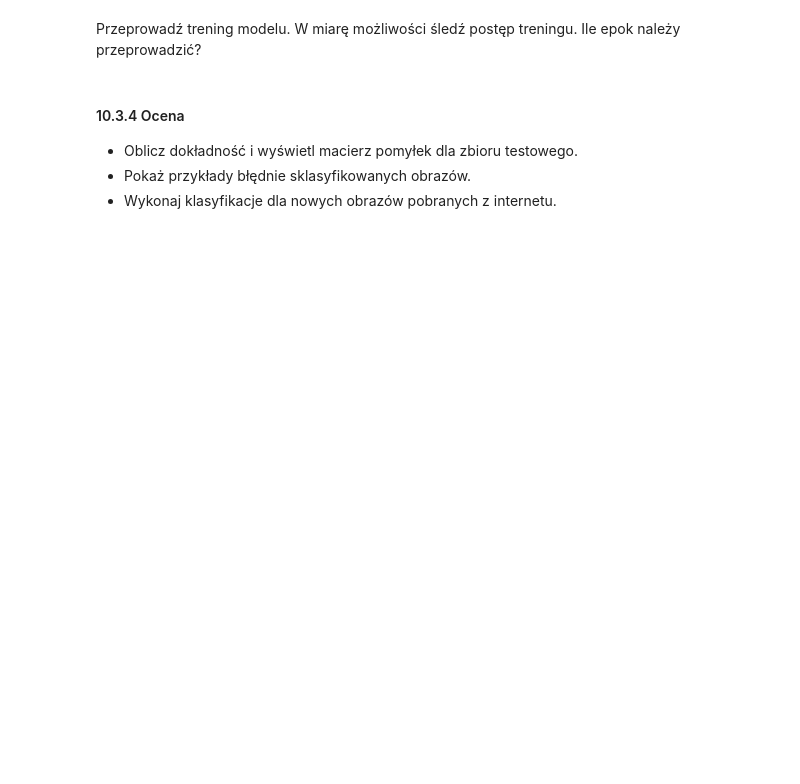
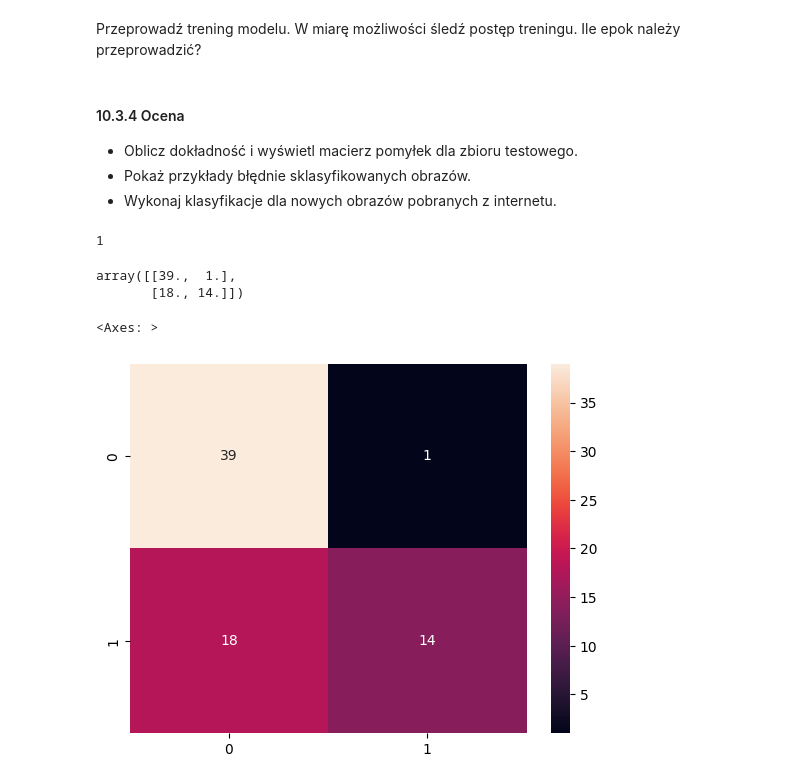
Before and after one commit to Zypeks/DataLearning, a Jupyter notebook: lab_10.ipynb, the cells around one changed output. Drawn from its saved outputs; the diff is of its cells as text; code cells hidden in the pictures; blank space fills up the shorter version.

```diff
--- a/lab_10.ipynb
+++ b/lab_10.ipynb
@@ -530,5 +512,34 @@ r18.fc = torch.nn.Linear(r18.fc.in_features,2)
 #### 10.3.3 Trenowanie modelu
 # %% [markdown]
 Ustaw funkcję straty.
+# %%
+criterium = torch.nn.CrossEntropyLoss()
 # %% [markdown]
 Ustaw optymalizator:
+# %%
+optimizer = torch.optim.Adam([p for p in r18.parameters() if p.requires_grad] , lr=0.001)
+# %%
+n_epoch = 5
+
+for epoch in range(n_epoch):
+  r18.train()
+  for x,y in tqdm.tqdm(train_dl):
+    x = x.to(device)
+    y = y.to(device)
+    y_pred = r18(x)
+    loss = criterium(y_pred, y)
+    optimizer.zero_grad()
+    loss.backward()
+    optimizer.step()
+  print(f"Epoch {epoch+1}/{n_epoch}, Loss: {loss.item()}")
+
+  r18.eval()
+  with torch.no_grad():
+    val_loss = 0
+    for x,y in tqdm.tqdm(val_dl):
+      x = x.to(device)
+      y = y.to(device)
+      y_pred = r18(x)
+      val_loss += criterium(y_pred, y).item() * x.size(0)
+    val_loss /= len(val_ds)
+    print(f"Validation Loss: {val_loss}")
@@ -540,3 +562,28 @@ Przeprowadź trening modelu. W miarę możliwości śledź postęp treningu. Ile
 - Oblicz dokładność i wyświetl macierz pomyłek dla zbioru testowego.
 - Pokaż przykłady błędnie sklasyfikowanych obrazów.
 - Wykonaj klasyfikacje dla nowych obrazów pobranych z internetu.
+# %%
+y[5].item()
+# %% [output]
+1
+# %%
+import numpy as np
+
+cf = np.zeros((2,2))
+for x,y in test_d1:
+  x = x.to(device)
+  y = y.to(device)
+  y_pred = r18(x)
+  y_pred = y_pred.argmax(dim=1)
+  for i in range(len(y)):
+    cf[y[i],y_pred[i]] += 1
+cf
+# %% [output]
+array([[39.,  1.],
+       [18., 14.]])
+# %%
+import seaborn as sns
+sns.heatmap(cf, annot=True, fmt='g')
+# %% [output]
+<Axes: >
+[figure, added]
```
Also changed, not shown: parts of 6 cells of this notebook.
